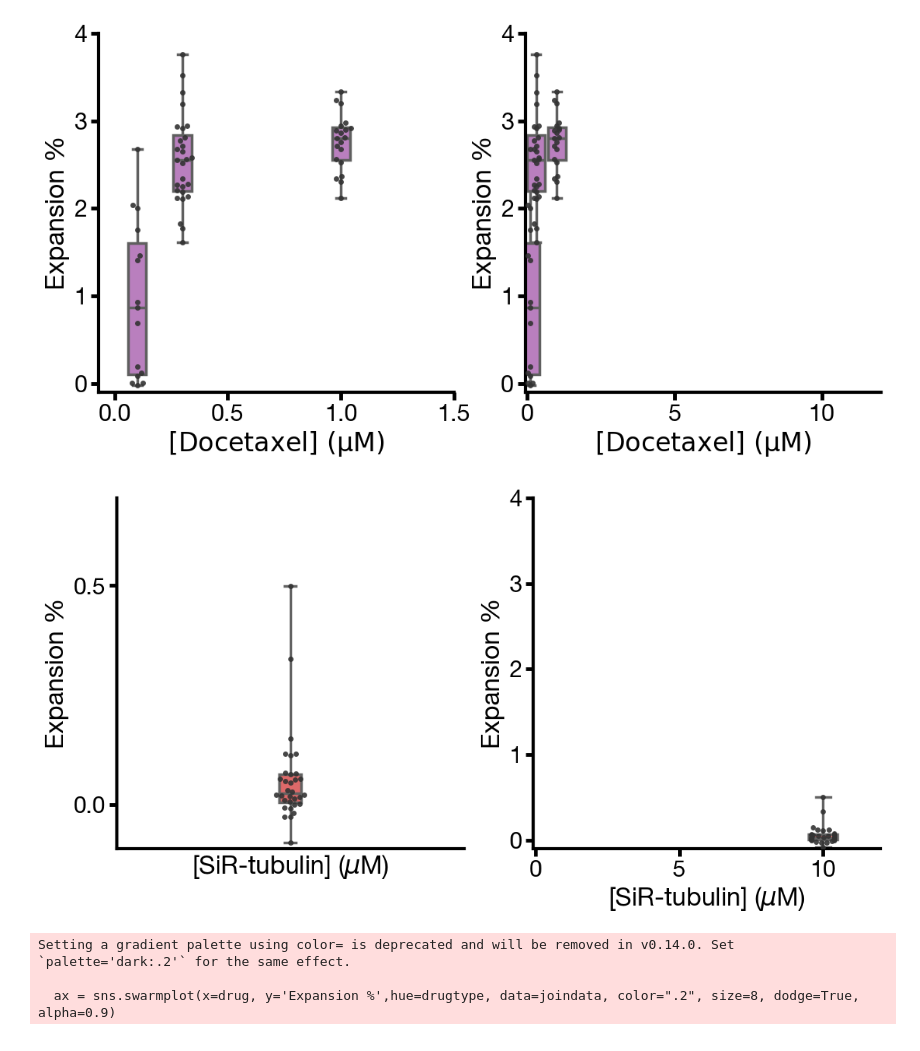
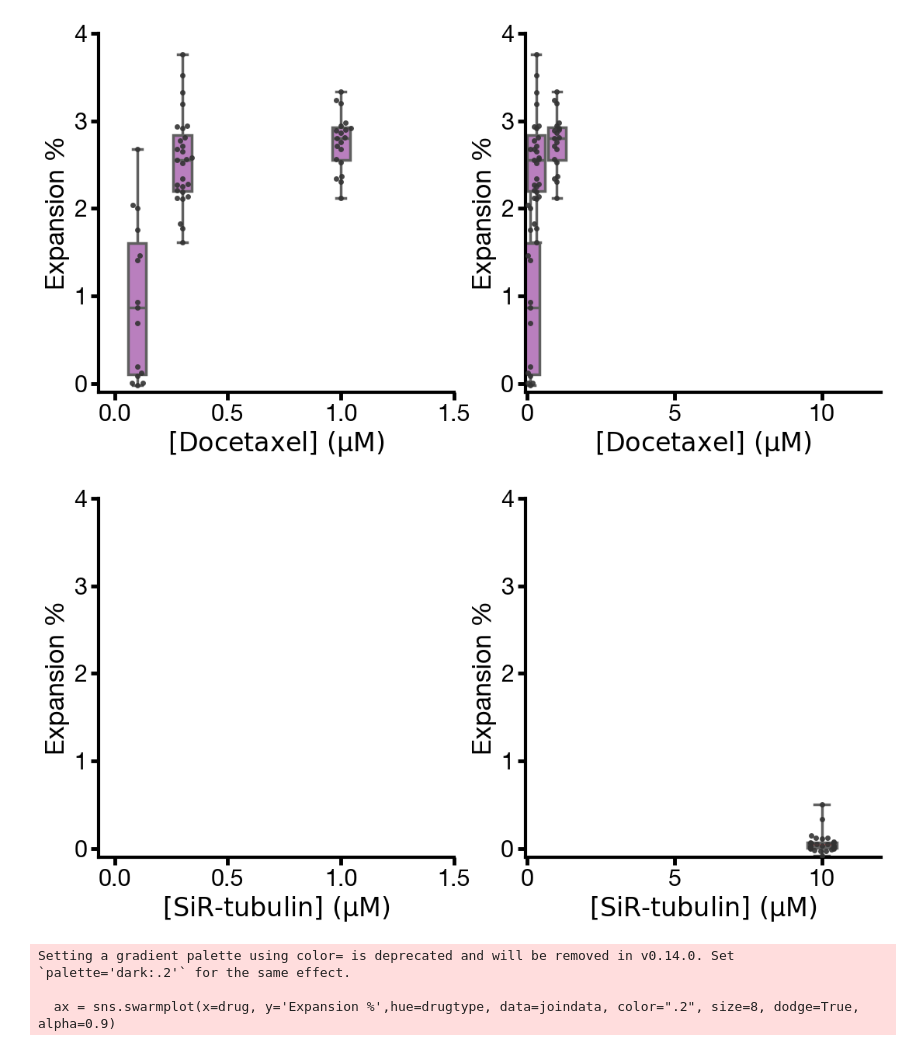
Before and after one commit to sofiacruzt/sofia-brouhardlab, a Jupyter notebook: curvature_taxol/expansion-compaction.ipynb, the cells around one changed output. Saved outputs shown, nothing was run; the diff lists cells and outputs as text; code cells hidden in the pictures.

```diff
--- a/curvature_taxol/expansion-compaction.ipynb
+++ b/curvature_taxol/expansion-compaction.ipynb
@@ -894,45 +893,45 @@ fig, ax = plt.subplots(1,2,figsize=(13,6))
 
 x0 = np.arange(0, 1.2, 0.05)
 
-ax[0].set_yticks(np.arange(0, 4.1, 0.5))
+ax[0].set_yticks(np.arange(0, 4.1, 1))
 ax[0].set_xticks(np.arange(0, 1.6, 0.5))
 ax[0].set_ylabel('Expansion %')
-ax[0].set_xlim(8,12)
-ax[0].set_ylim(-0.1,0.7)
+ax[0].set_xlim(-0.07,1.5)
+ax[0].set_ylim(-0.1,4.0)
 
 x0 = np.arange(0, 12, 0.05)
 
 ax[1].set_yticks(np.arange(0, 4.1, 1))
 ax[1].set_xticks(np.arange(0, 10.1, 5))
 ax[1].set_xlim(-0.07,12)
 ax[1].set_ylim(-0.1,4.0)
 
-sns.boxplot(x= drug, y='Expansion %', data=sirdata,color= sir_red, whis=np.inf,width = 0.25,linewidth=2.5,native_scale=True, ax=ax[0])
+sns.boxplot(x= drug, y='Expansion %', data=sirdata,color= sir_red, whis=np.inf,width = 0.4,linewidth=2.5,native_scale=True, ax=ax[0])
 
 sns.boxplot(x= drug, y='Expansion %', data=sirdata,color= sir_red, whis=np.inf,width = 1,linewidth=2.5,native_scale=True, ax=ax[1])
 
 
 for i in np.arange(len(ax)):
 
     ax[i].set_xlabel(sirtub)
     sns.swarmplot(x=drug, y='Expansion %', data=sirdata, color=".2", size=5, dodge=True, alpha=0.9,native_scale=True, ax=ax[i])
 
     #x0 = np.arange(0, 10, 0.05)
     #ax[i].plot(x0, hillEQ(x0, n, kd),color = blue, lw=3,ls= '-',alpha = 0.5)
 
     ax[i].spines['right'].set_visible(False)
     ax[i].spines['top'].set_visible(False)
     ax[i].spines['left'].set_lw(3)
     ax[i].spines['bottom'].set_lw(3)
     ax[i].tick_params(axis='both', width = 3.5, length = 7)
 
 #ax.legend((r'$n=2.96 \pm 1.22$' '\n' r'$kd=0.042 \pm 0.061$',),loc='lower right',title='Hill Equation')
 
 sns.set_context("poster", font_scale=1, rc={"lines.linewidth":3.0})
 
 plt.savefig(mydir/('expHillfit_Sir_'+date_today+'.pdf'), bbox_inches = 'tight')
 # %% [output]
-[figure, old version]
+[figure, new version]
 # %%
 fig, ax = plt.subplots(1,1,figsize=(12,12))
 
```
Also changed, not shown: parts of 6 cells of this notebook, 1 other file.
